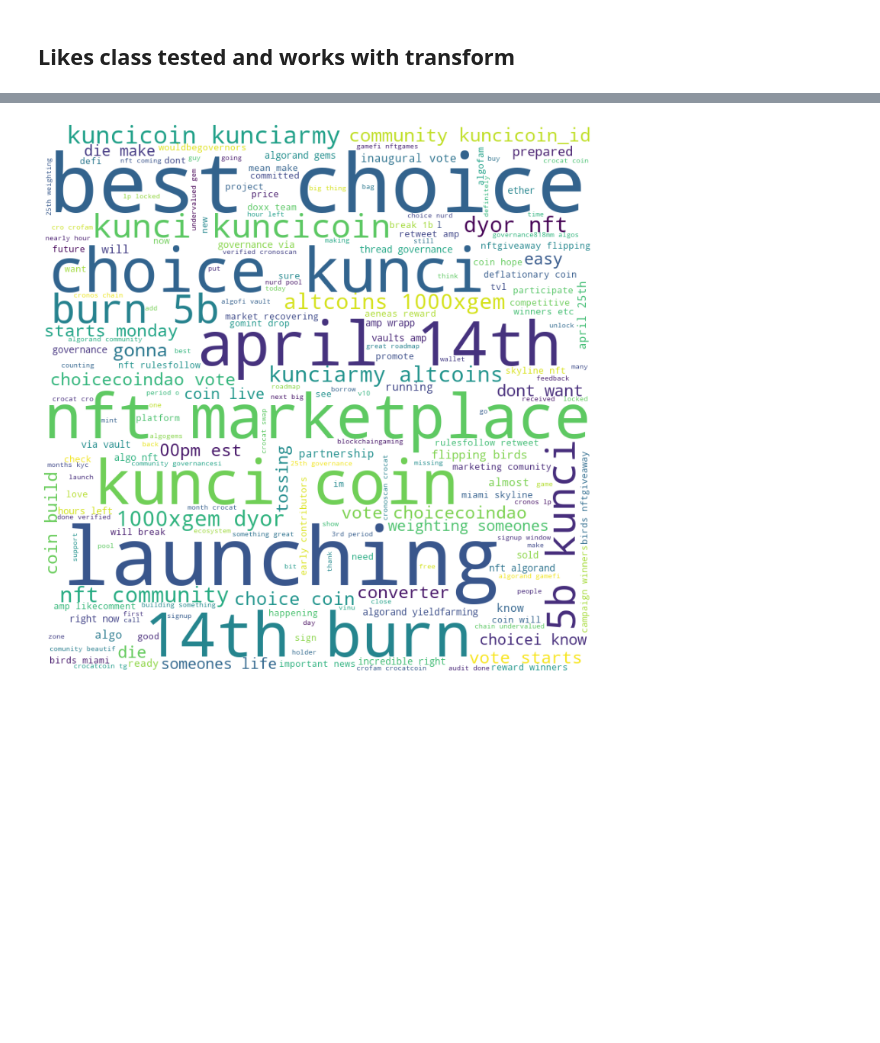
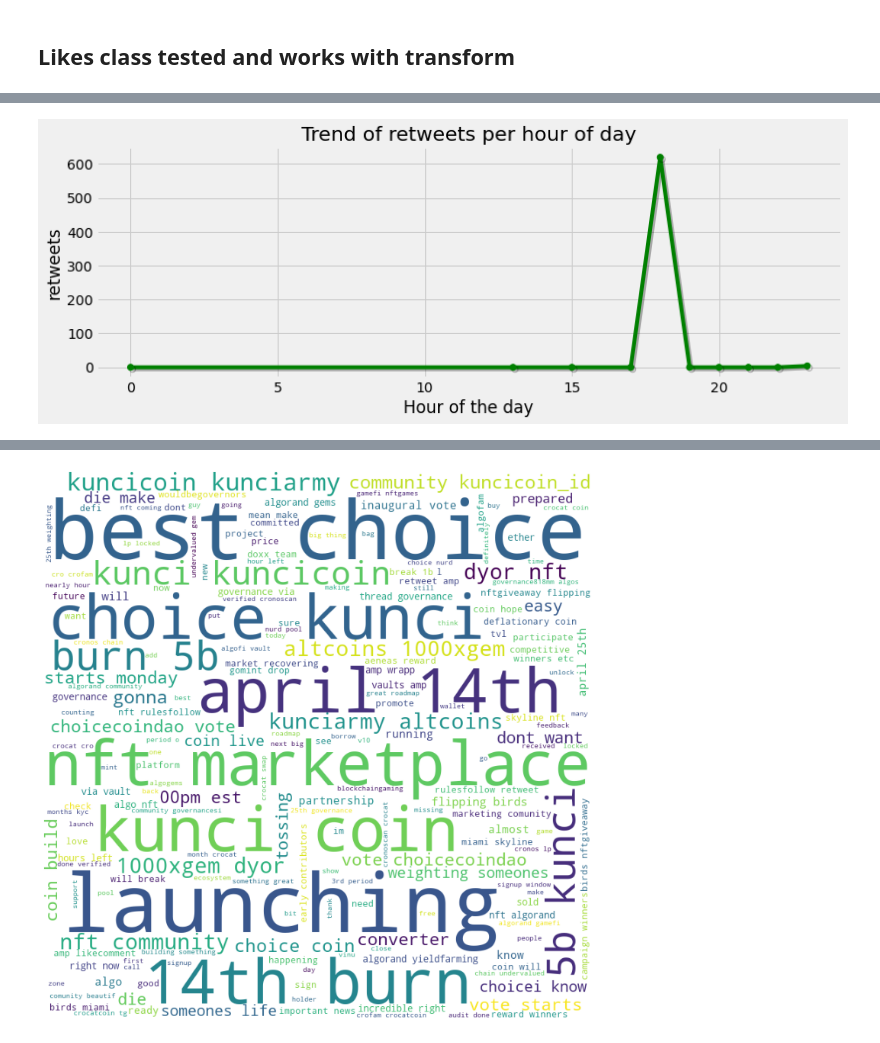
Before and after one commit to nazari-ai/nazari-data-wrangling, a Jupyter notebook: Twitter/twitter_clean.ipynb, the cells around one changed output, grey strips where cells are left out. Cells and saved outputs as stored; diff of their text form; code cells hidden in the pictures; blank space fills up the shorter version.

```diff
--- a/Twitter/twitter_clean.ipynb
+++ b/Twitter/twitter_clean.ipynb
@@ -428,3 +237,8 @@ check.plot(timeofday=True)
 # %%
 class Retweets(Likes):
     pass
+# %%
+ret = Retweets(df_c, 'retweets', 'posted_at')
+ret.plot(timeofday=True)
+# %% [output]
+[figure, added]
```
Also changed, not shown: parts of 52 cells of this notebook.
